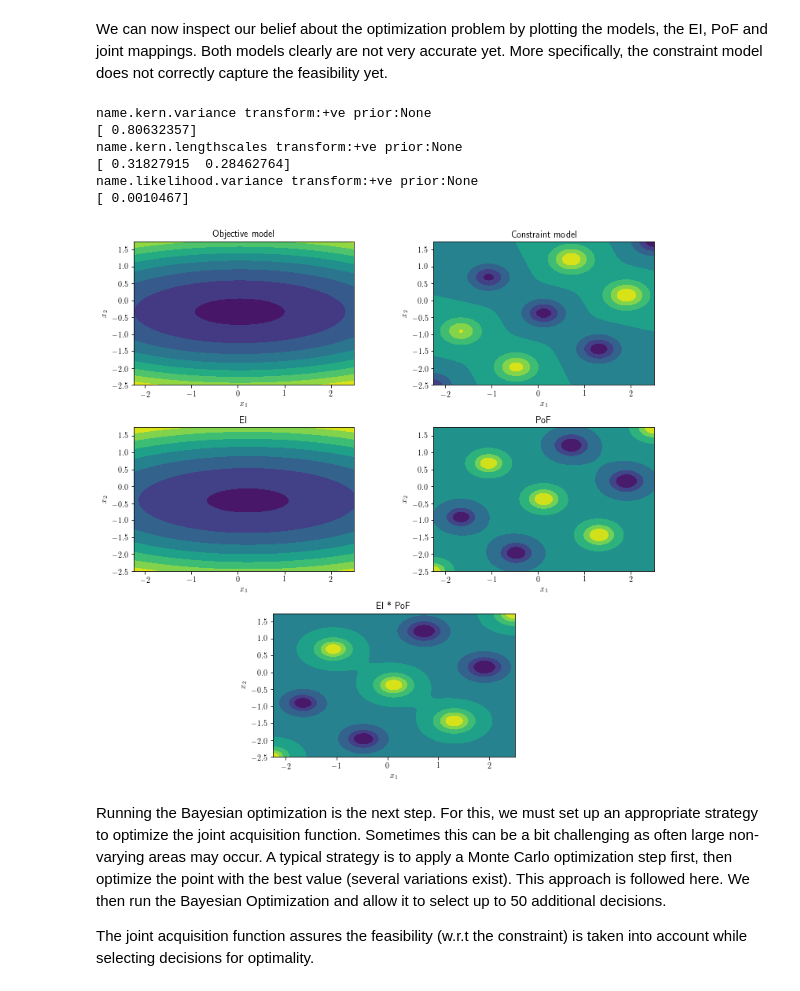
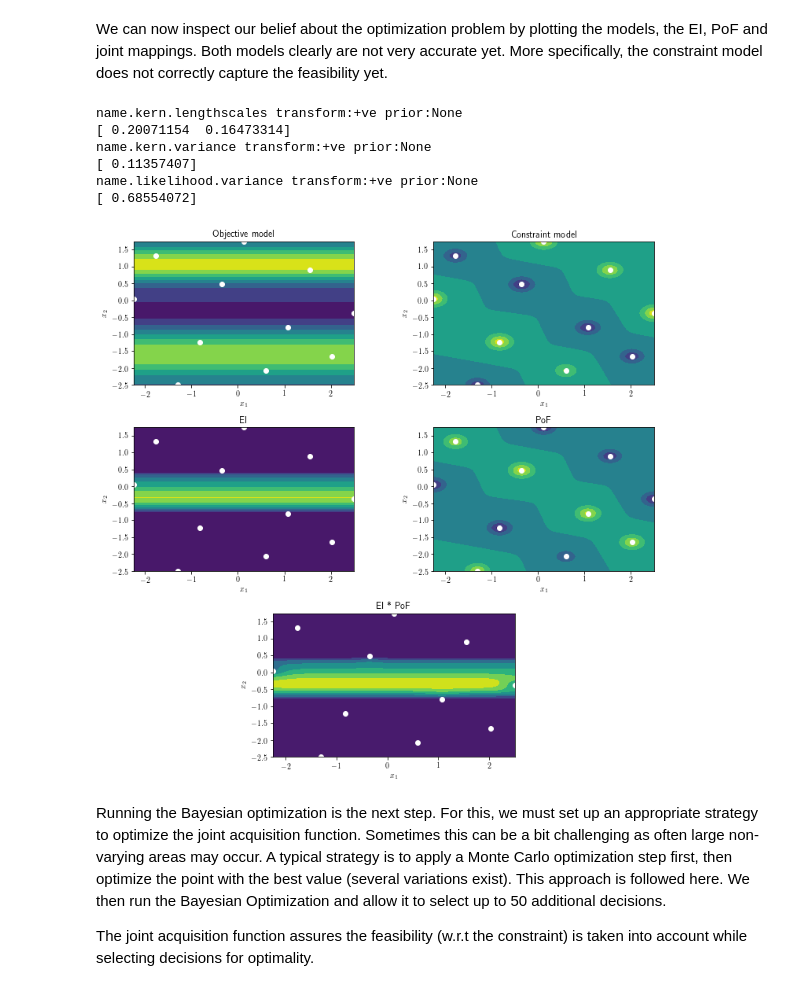
Before and after one commit to GPflow/GPflowOpt, a Jupyter notebook: doc/source/notebooks/constrained_bo.ipynb, the cells around one changed output. Drawn from its saved outputs; the diff is of its cells as text; code cells hidden in the pictures.

```diff
--- a/doc/source/notebooks/constrained_bo.ipynb
+++ b/doc/source/notebooks/constrained_bo.ipynb
@@ -52,7 +54,7 @@ We proceed by assigning the objective and constraint function a GP prior. Both f
 The EI is based on the model of the objective function (townsend), whereas PoF is based on the model of the constraint function. We then define the joint criterioin as the product of the EI and PoF.
 # %%
 # Initial evaluations
-design = GPflowOpt.design.LatinHyperCube(9, domain)
+design = GPflowOpt.design.LatinHyperCube(11, domain)
 X = design.generate()
 Yo = townsend(X)
 Yc = constraint(X)
@@ -72,39 +74,42 @@ def plot():
     Xeval = GPflowOpt.design.FactorialDesign(101, domain).generate()
     Yevala,_ = objective_model.predict_f(Xeval)
     Yevalb,_ = constraint_model.predict_f(Xeval)
     Yevalc = np.maximum(ei.evaluate(Xeval), 0)
     Yevald = pof.evaluate(Xeval)
     Yevale = np.maximum(joint.evaluate(Xeval), 0)
     shape = (101, 101)
     plots = [('Objective model', Yevala), ('Constraint model', Yevalb),
              ('EI', Yevalc), ('PoF', Yevald),
              ('EI * PoF', Yevale)]
 
     plt.figure(figsize=(10,10))
     for i, plot in enumerate(plots):
         if i == 4:
             plt.subplot(3,3,8)
             ax = plt.subplot2grid((3, 4), (2, 1), colspan=2)
         else:
-            ax = plt.subplot2grid((3, 2), (i/2, i % 2))
+            ax = plt.subplot2grid((3, 2), (int(i/2), i % 2))
 
         ax.contourf(Xeval[:,0].reshape(shape), Xeval[:,1].reshape(shape), plot[1].reshape(shape))
+        ax.scatter(joint.data[0][:,0], joint.data[0][:,1], c='w')
         ax.set_title(plot[0])
         ax.set_xlabel('$x_1$')
         ax.set_ylabel('$x_2$')
+        ax.set_xlim([domain.lower[0], domain.upper[0]])
+        ax.set_ylim([domain.lower[1], domain.upper[1]])
     plt.tight_layout()
 
 # Plot representing the model belief, and the belief mapped to EI and PoF
 plot()
 print(constraint_model)
 # %% [output]
+name.kern.lengthscales transform:+ve prior:None
+[ 0.20071154  0.16473314]
 name.kern.variance transform:+ve prior:None
-[ 0.80632357]
-name.kern.lengthscales transform:+ve prior:None
-[ 0.31827915  0.28462764]
+[ 0.11357407]
 name.likelihood.variance transform:+ve prior:None
-[ 0.0010467]
+[ 0.68554072]
-[figure, old version]
+[figure, new version]
 # %% [markdown]
 Running the Bayesian optimization is the next step. For this, we must set up an appropriate strategy to optimize the joint acquisition function. Sometimes this can be a bit challenging as often large non-varying areas may occur. A typical strategy is to apply a Monte Carlo optimization step first, then optimize the point with the best value (several variations exist). This approach is followed here. We then run the Bayesian Optimization and allow it to select up to 50 additional decisions.
 
```
Also changed, not shown: parts of 5 cells of this notebook, 1 other file.
